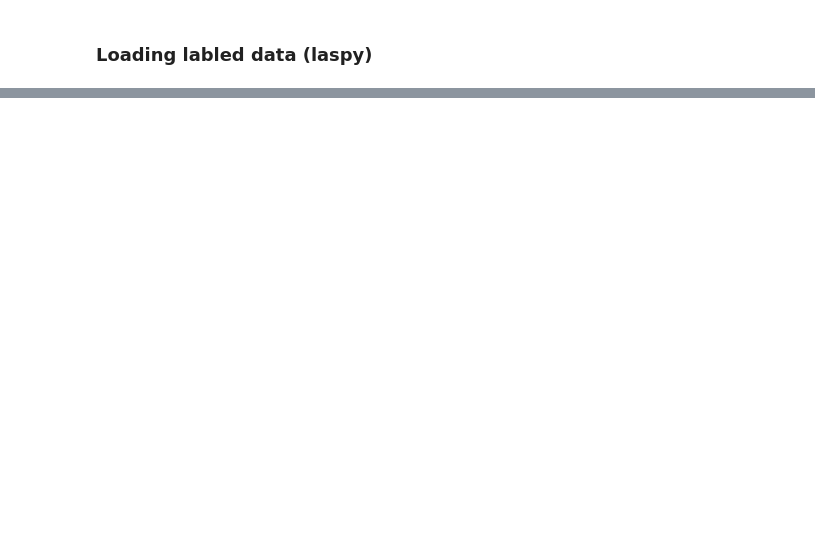
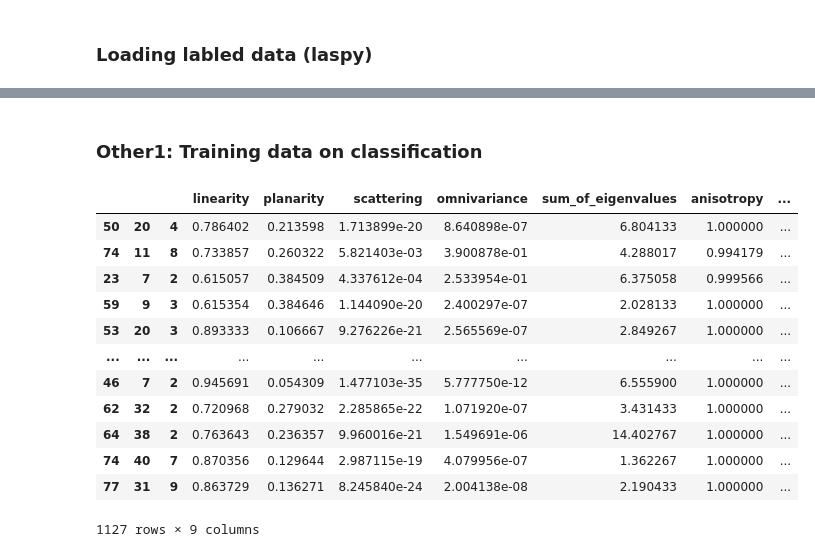
Before and after one commit to rebekk1110/3dFinalProject, a Jupyter notebook: main.ipynb, the cells around one changed output, grey strips where cells are left out. Cells and saved outputs as stored; diff of their text form; code cells hidden in the pictures; blank space fills up the shorter version.

```diff
--- a/main.ipynb
+++ b/main.ipynb
@@ -93,0 +542,33 @@ Loading up to 100000 points...
+# %% [markdown]
+### Other1: Training data on classification
+# %%
+
+# Drop rows with NaN in the target variable (classification)
+df_cleaned = df.dropna(subset=['classification'])
+
+# Recalculate training and test indices using cleaned data
+features_df_cleaned = pd.DataFrame.from_dict(voxel_features, orient='index')
+X_cleaned = features_df_cleaned.drop(columns=['classification'])
+y_cleaned = features_df_cleaned['classification']
+# %%
+# Train-test split based on the cleaned data
+X_train = X_cleaned.loc[training_indices]
+y_train = y_cleaned.loc[training_indices]
+X_test = X_cleaned.loc[test_indices]
+y_test = y_cleaned.loc[test_indices]
+# %%
+X_train
+# %% [output]
+|  |  |  | linearity | planarity | scattering | omnivariance | sum_of_eigenvalues | anisotropy | ... |
+| 50 | 20 | 4 | 0.786402 | 0.213598 | 1.713899e-20 | 8.640898e-07 | 6.804133 | 1.000000 | ... |
+| 74 | 11 | 8 | 0.733857 | 0.260322 | 5.821403e-03 | 3.900878e-01 | 4.288017 | 0.994179 | ... |
+| 23 | 7 | 2 | 0.615057 | 0.384509 | 4.337612e-04 | 2.533954e-01 | 6.375058 | 0.999566 | ... |
+| 59 | 9 | 3 | 0.615354 | 0.384646 | 1.144090e-20 | 2.400297e-07 | 2.028133 | 1.000000 | ... |
+| 53 | 20 | 3 | 0.893333 | 0.106667 | 9.276226e-21 | 2.565569e-07 | 2.849267 | 1.000000 | ... |
+| ... | ... | ... | ... | ... | ... | ... | ... | ... | ... |
+| 46 | 7 | 2 | 0.945691 | 0.054309 | 1.477103e-35 | 5.777750e-12 | 6.555900 | 1.000000 | ... |
+| 62 | 32 | 2 | 0.720968 | 0.279032 | 2.285865e-22 | 1.071920e-07 | 3.431433 | 1.000000 | ... |
+| 64 | 38 | 2 | 0.763643 | 0.236357 | 9.960016e-21 | 1.549691e-06 | 14.402767 | 1.000000 | ... |
+| 74 | 40 | 7 | 0.870356 | 0.129644 | 2.987115e-19 | 4.079956e-07 | 1.362267 | 1.000000 | ... |
+| 77 | 31 | 9 | 0.863729 | 0.136271 | 8.245840e-24 | 2.004138e-08 | 2.190433 | 1.000000 | ... |
+1127 rows × 9 columns
```
Also changed, not shown: parts of 49 cells of this notebook, 42 other files.
